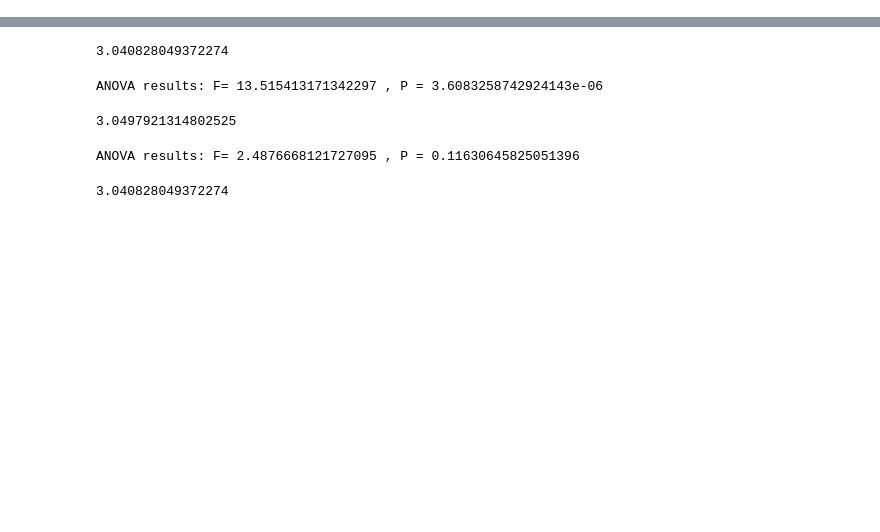
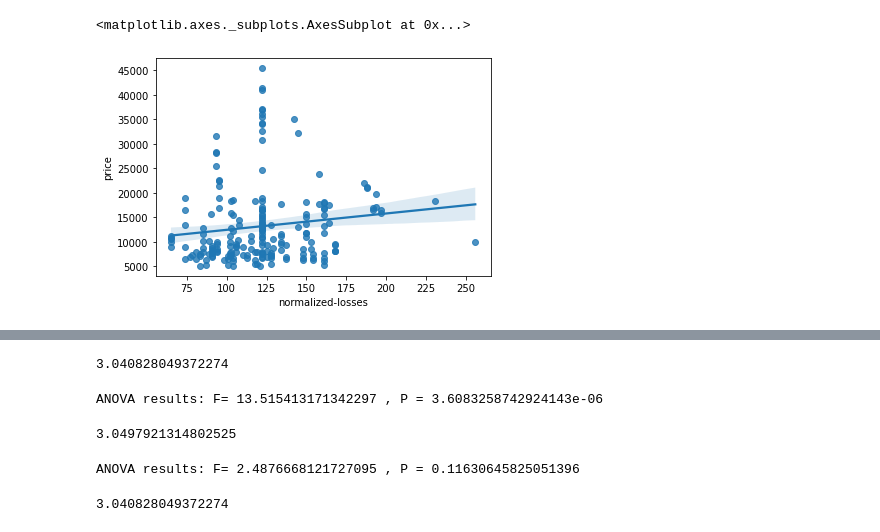
Before and after one commit to NaikSatvik/machine-learning, a Jupyter notebook: Prac_2_ML.ipynb, the cells around one changed output, grey strips where cells are left out. Cells and saved outputs as stored; diff of their text form; code cells hidden in the pictures; blank space fills up the shorter version.

```diff
--- a/Prac_2_ML.ipynb
+++ b/Prac_2_ML.ipynb
@@ -385,0 +193,8 @@ ANOVA results: F= 68.02912294265208 , P = 2.734359810651548e-23
+# %%
+dataf['peak-rpm'] =  dataf['peak-rpm'].astype('float')
+mean = dataf['peak-rpm'].mean()
+dataf['peak-rpm'].replace(np.nan,mean,inplace=True)
+dataf
+dataMiss = dataf.isnull()
+print(dataMiss["peak-rpm"].value_counts())
+dataf['peak-rpm'].isnull().sum
@@ -385,0 +216,8 @@ ANOVA results: F= 68.02912294265208 , P = 2.734359810651548e-23
+# %%
+dataf['price'] =  dataf['price'].astype('float')
+mean = dataf['price'].mean()
+dataf['price'].replace(np.nan,mean,inplace=True)
+dataf
+dataMiss = dataf.isnull()
+print(dataMiss["price"].value_counts())
+dataf['price'].isnull().sum
@@ -385,0 +239,5 @@ ANOVA results: F= 68.02912294265208 , P = 2.734359810651548e-23
+# %%
+x = dataf['num-of-doors'].value_counts().idxmax()
+# %%
+dataf['num-of-doors'].replace(np.nan,x,inplace=True)
+dataf
@@ -385,0 +278,8 @@ ANOVA results: F= 68.02912294265208 , P = 2.734359810651548e-23
+# %%
+import seaborn as sns
+import matplotlib.pyplot as plt
+sns.regplot(dataf["normalized-losses"],dataf["price"])
+#From this we conclude that normalized-losses very importance
+# %% [output]
+<matplotlib.axes._subplots.AxesSubplot at 0x...>
+[figure, added]
```
Also changed, not shown: parts of 64 cells of this notebook.
